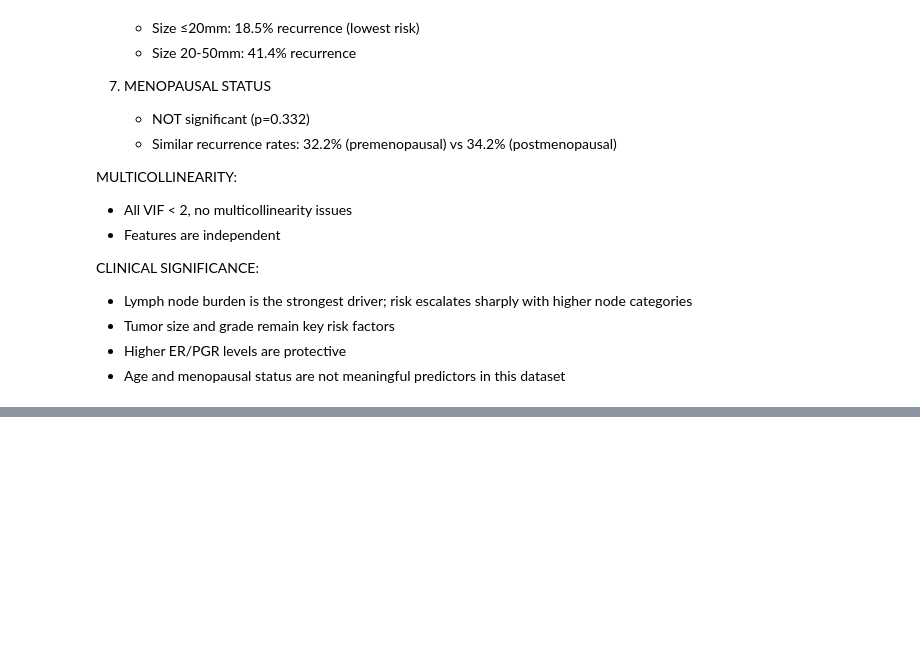
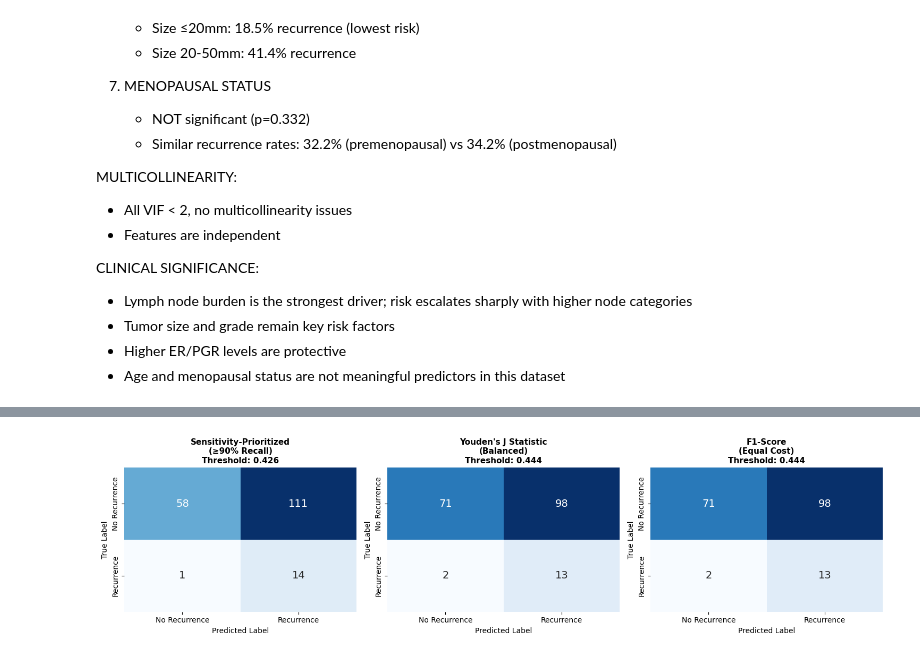
Before and after one commit to baricio00/Health-Informatics-2025-26, a Jupyter notebook: task1/task1_node_zero.ipynb, the cells around one changed output, grey strips where cells are left out. Drawn from its saved outputs; the diff is of its cells as text; code cells hidden in the pictures; blank space fills up the shorter version.

```diff
--- a/task1/task1_node_zero.ipynb
+++ b/task1/task1_node_zero.ipynb
@@ -1375,0 +1144,89 @@ weighted avg      0.888     0.435     0.536       184
+# %%
+# --- Compute thresholds and their metrics ---
+
+from sklearn.metrics import roc_curve, precision_recall_curve, f1_score, accuracy_score, confusion_matrix
+
+# Use y_prob_best_test as the final prediction probabilities for plotting
+if y_prob_best_test is not None and len(y_prob_best_test) == len(y_test):
+	y_prob_plot = y_prob_best_test
+else:
+	raise ValueError(
+		"No valid prediction probabilities available for plotting. "
+		"Please ensure y_prob_best_test is defined and matches y_test length."
+	)
+
+# ROC curve for sensitivity/specificity thresholds
+fpr, tpr, roc_thresholds = roc_curve(y_test, y_prob_plot)
+# Sensitivity-prioritized threshold (≥90% recall)
+target_sensitivity = 0.90
+sensitivity_idx = np.where(tpr >= target_sensitivity)[0]
+if len(sensitivity_idx) > 0:
+	idx = sensitivity_idx[0]
+	sensitivity_threshold = roc_thresholds[idx]
+	sensitivity_achieved = tpr[idx]
+	specificity_achieved = 1 - fpr[idx]
+else:
+	# fallback: use highest sensitivity available
+	idx = np.argmax(tpr)
+	sensitivity_threshold = roc_thresholds[idx]
+	sensitivity_achieved = tpr[idx]
+	specificity_achieved = 1 - fpr[idx]
+
+# Youden's J statistic threshold (maximizes sensitivity + specificity - 1)
+j_scores = tpr - fpr
+youden_idx = np.argmax(j_scores)
+youdens_threshold = roc_thresholds[youden_idx]
+youdens_sensitivity = tpr[youden_idx]
+youdens_specificity = 1 - fpr[youden_idx]
+
+# F1-optimal threshold (from precision-recall curve)
+prec, rec, pr_thresholds = precision_recall_curve(y_test, y_prob_plot)
+f1_scores = 2 * (prec * rec) / (prec + rec + 1e-8)
+f1_idx = np.argmax(f1_scores[:-1])  # last threshold is not used
+f1_threshold = pr_thresholds[f1_idx]
+f1_sensitivity = rec[f1_idx]
+f1_specificity = None  # will compute below
+
+# Compute specificity for F1 threshold
+y_pred_f1 = (y_prob_plot >= f1_threshold).astype(int)
+cm_f1 = confusion_matrix(y_test, y_pred_f1)
+tn, fp, fn, tp = cm_f1.ravel()
+f1_specificity = tn / (tn + fp) if (tn + fp) > 0 else 0.0
+
+# --- Plot confusion matrices for the three threshold options ---
+fig, axes = plt.subplots(1, 3, figsize=(15, 4))
+
+thresholds_to_plot = [
+	('Sensitivity-Prioritized\n(≥90% Recall)', sensitivity_threshold, sensitivity_achieved, specificity_achieved),
+	("Youden's J Statistic\n(Balanced)", youdens_threshold, youdens_sensitivity, youdens_specificity),
+	('F1-Score\n(Equal Cost)', f1_threshold, f1_sensitivity, f1_specificity)
+]
+
+for idx, (title, threshold, sens, spec) in enumerate(thresholds_to_plot):
+	y_pred_temp = (y_prob_plot >= threshold).astype(int)
+	cm = confusion_matrix(y_test, y_pred_temp)
+	tn, fp, fn, tp = cm.ravel()
+
+	# Plot confusion matrix
+	sns.heatmap(cm, annot=True, fmt='d', cmap='Blues', ax=axes[idx],
+				cbar=False, annot_kws={'size': 14})
+	axes[idx].set_title(f'{title}\nThreshold: {threshold:.3f}', fontsize=11, fontweight='bold')
+	axes[idx].set_ylabel('True Label', fontsize=10)
+	axes[idx].set_xlabel('Predicted Label', fontsize=10)
+	axes[idx].set_xticklabels(['No Recurrence', 'Recurrence'])
+	axes[idx].set_yticklabels(['No Recurrence', 'Recurrence'])
+
+	# Print metrics
+	print(f"\n{'='*70}")
+	print(f"THRESHOLD: {threshold:.3f} - {title.replace(chr(10), ' ')}")
+	print(f"{'='*70}")
+	print(f"Performance Metrics:")
+	print(f"  Sensitivity (Recall):  {tp / (tp + fn):.4f} ({tp}/{tp + fn})")
+	print(f"  Specificity:           {tn / (tn + fp):.4f} ({tn}/{tn + fp})")
+	print(f"  Precision:             {tp / (tp + fp):.4f} ({tp}/{tp + fp})" if (tp + fp) > 0 else "  Precision:             N/A")
+	print(f"  F1-Score:              {f1_score(y_test, y_pred_temp):.4f}")
+	print(f"  Accuracy:              {accuracy_score(y_test, y_pred_temp):.4f}")
+
+plt.tight_layout()
+plt.show()
+# %% [output]
@@ -1375,0 +1250 @@ weighted avg      0.888     0.435     0.536       184
+[figure, added]
```
Also changed, not shown: parts of 34 cells of this notebook, 6 other files.
